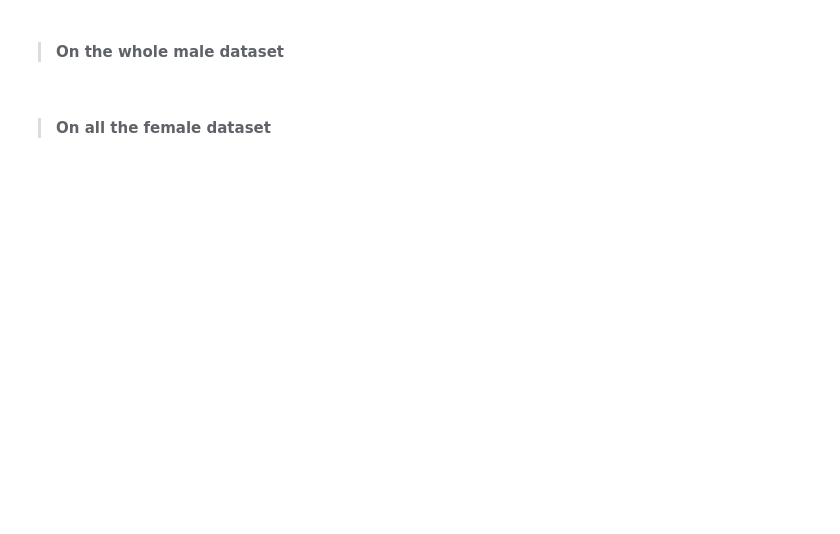
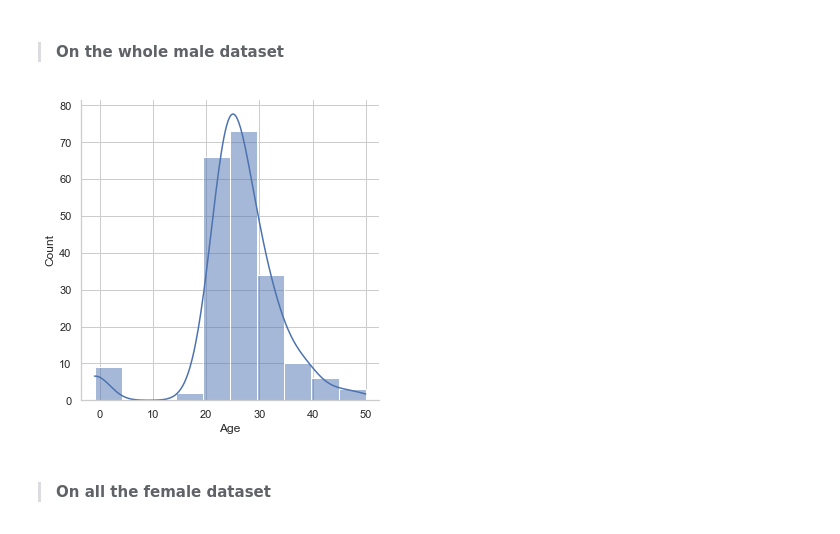
Before and after one commit to kesnel/Ayiti-Analytics-Bootcamp-Project, a Jupyter notebook: data-analysis.ipynb, the cells around one changed output. Saved outputs shown, nothing was run; the diff lists cells and outputs as text; code cells hidden in the pictures; blank space fills up the shorter version.

```diff
--- a/data-analysis.ipynb
+++ b/data-analysis.ipynb
@@ -103,2 +126,7 @@ the average age on all female dataset is 23.97872340425532
+# %%
+sns.displot(age_male, bins=10, kde=True)
+plt.show()
+# %% [output]
+[figure, added]
 # %% [markdown]
 >#### On all the female dataset
```
Also changed, not shown: parts of 32 cells of this notebook.
